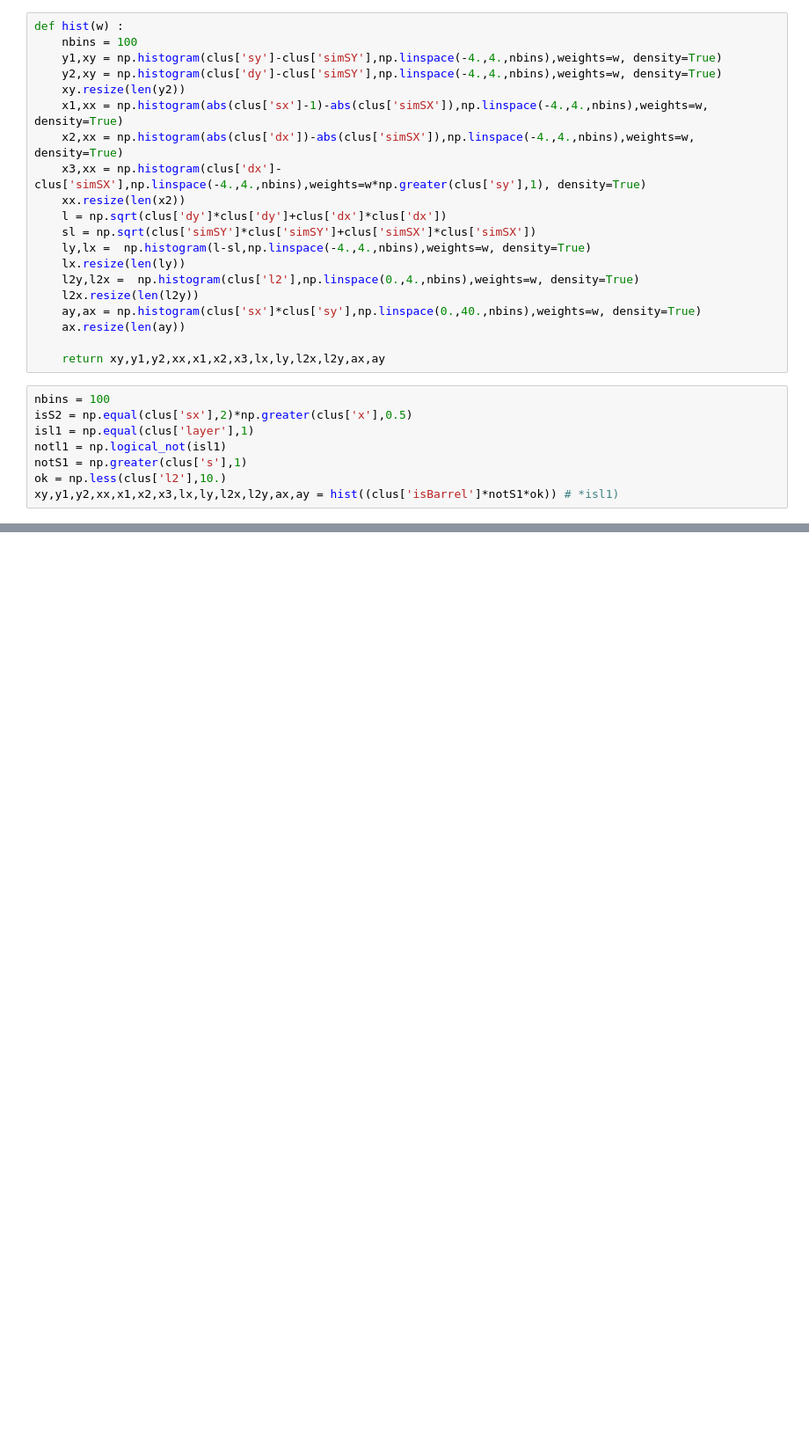
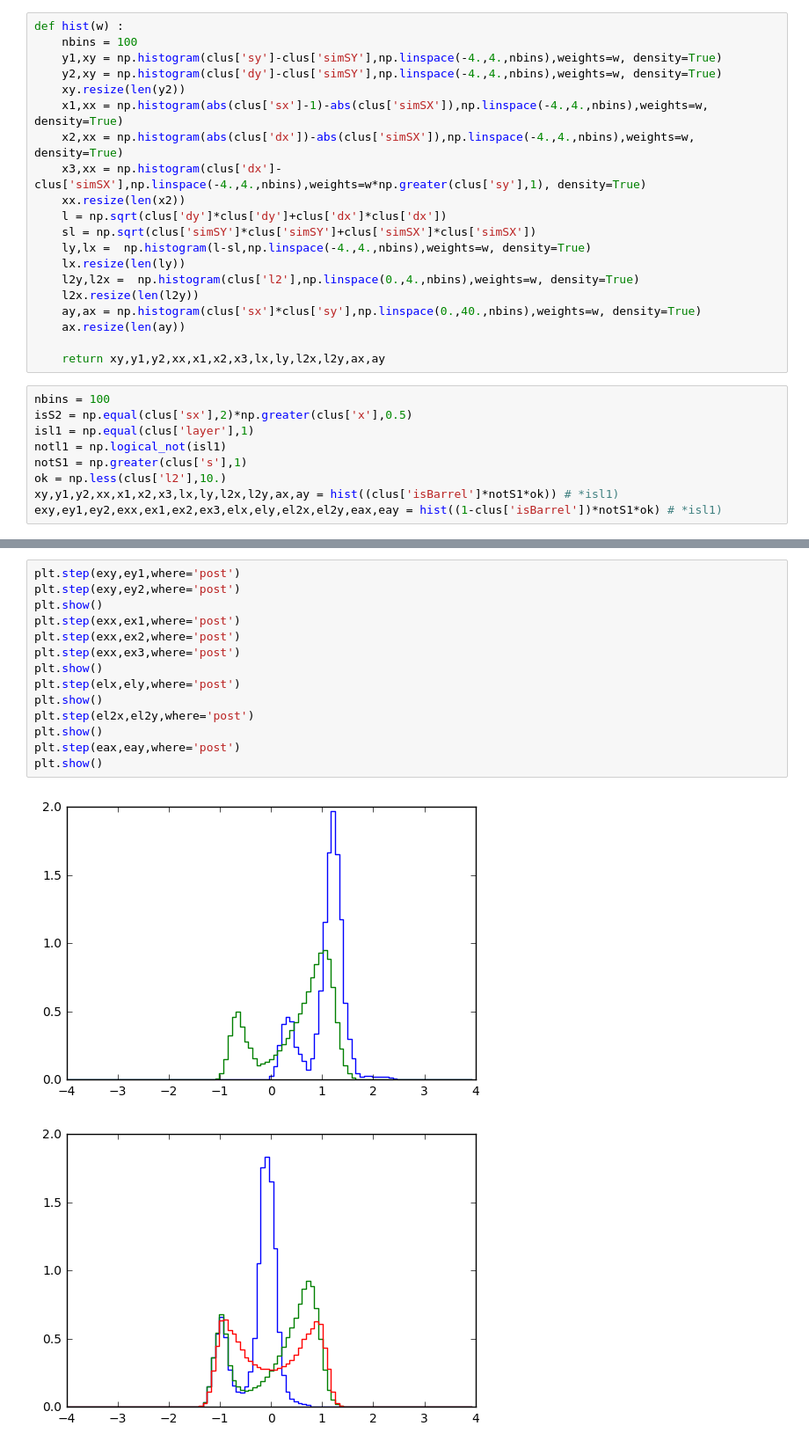
Before and after one commit to VinInn/pyTools, a Jupyter notebook: clusEllipseShape.ipynb, the cells around one changed output, grey strips where cells are left out. Shown at 88% size. Drawn from its saved outputs; the diff is of its cells as text; blank space fills up the shorter version.

```diff
--- a/clusEllipseShape.ipynb
+++ b/clusEllipseShape.ipynb
@@ -80,6 +87,7 @@ notl1 = np.logical_not(isl1)
 notS1 = np.greater(clus['s'],1)
 ok = np.less(clus['l2'],10.)
 xy,y1,y2,xx,x1,x2,x3,lx,ly,l2x,l2y,ax,ay = hist((clus['isBarrel']*notS1*ok)) # *isl1)
+exy,ey1,ey2,exx,ex1,ex2,ex3,elx,ely,el2x,el2y,eax,eay = hist((1-clus['isBarrel'])*notS1*ok) # *isl1)
 # %%
 plt.step(xy,y1,where='post')
 plt.step(xy,y2,where='post')
@@ -100,3 +108,20 @@ plt.show()
 [figure]
 [figure]
 [figure]
+# %%
+plt.step(exy,ey1,where='post')
+plt.step(exy,ey2,where='post')
+plt.show()
+plt.step(exx,ex1,where='post')
+plt.step(exx,ex2,where='post')
+plt.step(exx,ex3,where='post')
+plt.show()
+plt.step(elx,ely,where='post')
+plt.show()
+plt.step(el2x,el2y,where='post')
+plt.show()
+plt.step(eax,eay,where='post')
+plt.show()
+# %% [output]
+[figure, added]
+[figure, added]
```
Also changed, not shown: parts of 6 cells of this notebook, 2 other files.
